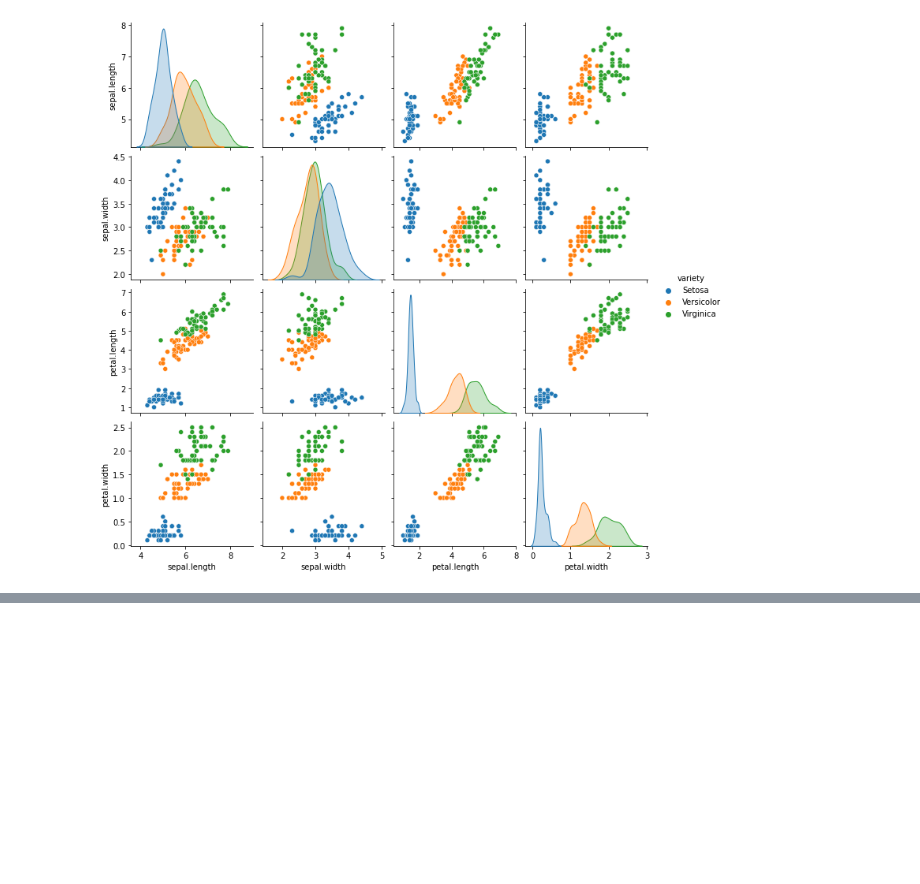
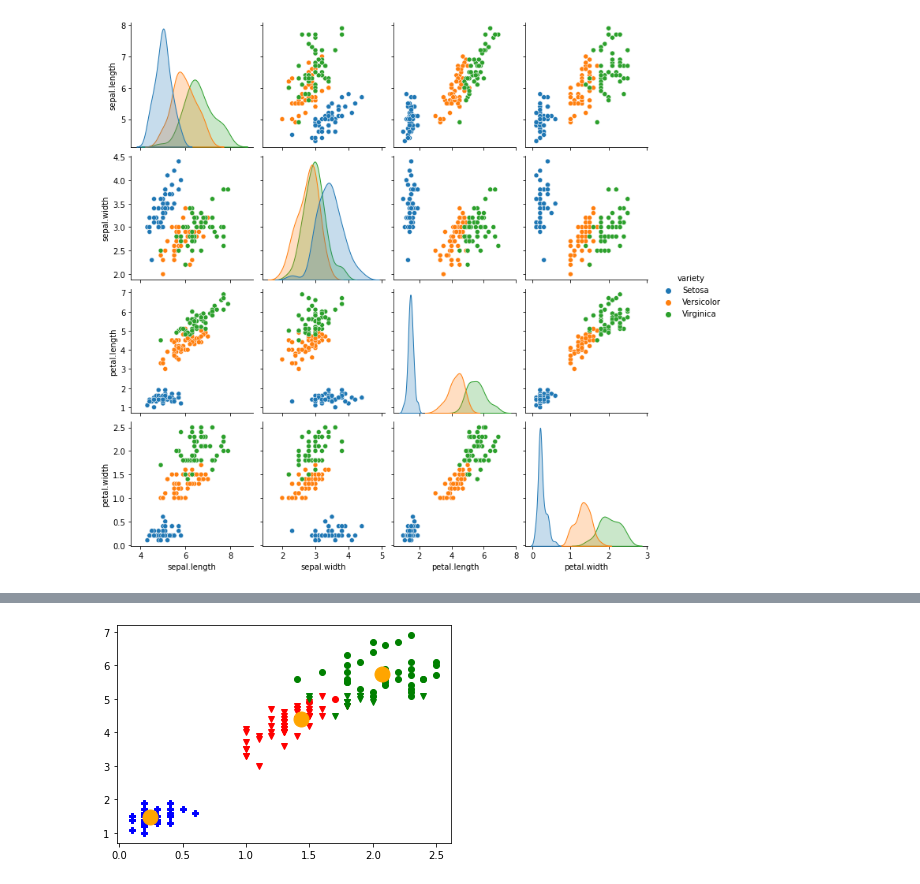
Before and after one commit to jeremy-jmc/ML_Algorithms, a Jupyter notebook: S10_K_means.ipynb, the cells around one changed output, grey strips where cells are left out. Saved outputs shown, nothing was run; the diff lists cells and outputs as text; code cells hidden in the pictures; blank space fills up the shorter version.

Commit message:
K-Means

```diff
--- a/S10_K_means.ipynb
+++ b/S10_K_means.ipynb
@@ -17,3 +19,3 @@ from operator import itemgetter
 # %%
 df = pd.read_csv('./iris.csv')
-print(df.head(5))
+cols = df.columns[:-1]
@@ -89,4 +95,4 @@ class K_Means():
 # %%
 n = 3
-d = df.iloc[:,:-1]  # df.sample(n=5).iloc[:,:-1]
-k = K_Means(d, 3)
+data = df.copy()
+d = data.iloc[:,:-1]  # df.sample(n=5).iloc[:,:-1]
@@ -118,0 +99,8 @@ matrix([[4.5, 6. ]])
+# %%
+k = K_Means(n)
+# %%
+# print(d.shape)
+kernels, clusters = k.execute(d)
+df['idx'] = clusters['cluster']
+print(kernels)
+kernels = pd.DataFrame(kernels, columns=cols)
@@ -118,0 +138,19 @@ matrix([[4.5, 6. ]])
+# %%
+m = {0:'v', 1:'o', 2:'P'}
+c = {'Setosa':'blue', 'Virginica':'green', 'Versicolor':'red'}
+
+plt.clf()
+for _ in range(len(df)):
+    row = df.iloc[_]
+    plt.plot(
+        row['petal.width'], row['petal.length'],
+        marker=m[row['idx']], linestyle="",
+        c = c[row['variety']]
+        )
+
+for _ in range(len(kernels)):
+    k = kernels.iloc[_]
+    plt.plot(k['petal.width'], k['petal.length'], c='orange', markersize=15, marker='o')
+plt.show()
+# %% [output]
+[figure, added]
```
Also changed, not shown: parts of 9 cells of this notebook, 7 other files.
